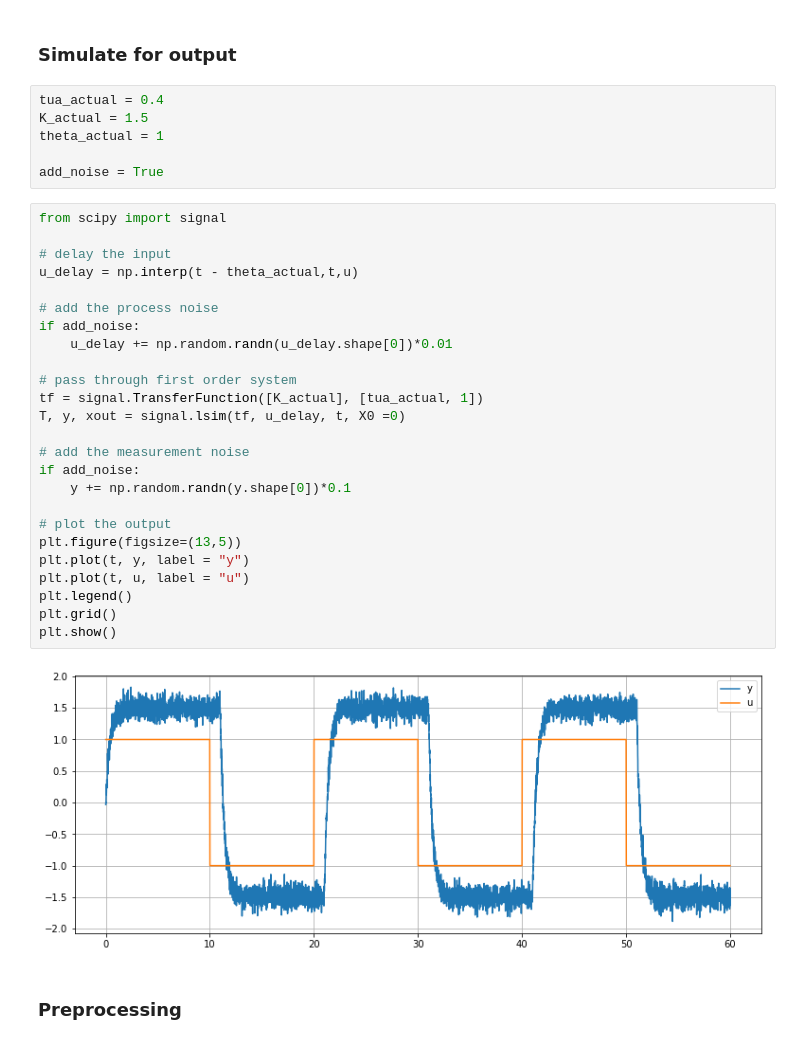
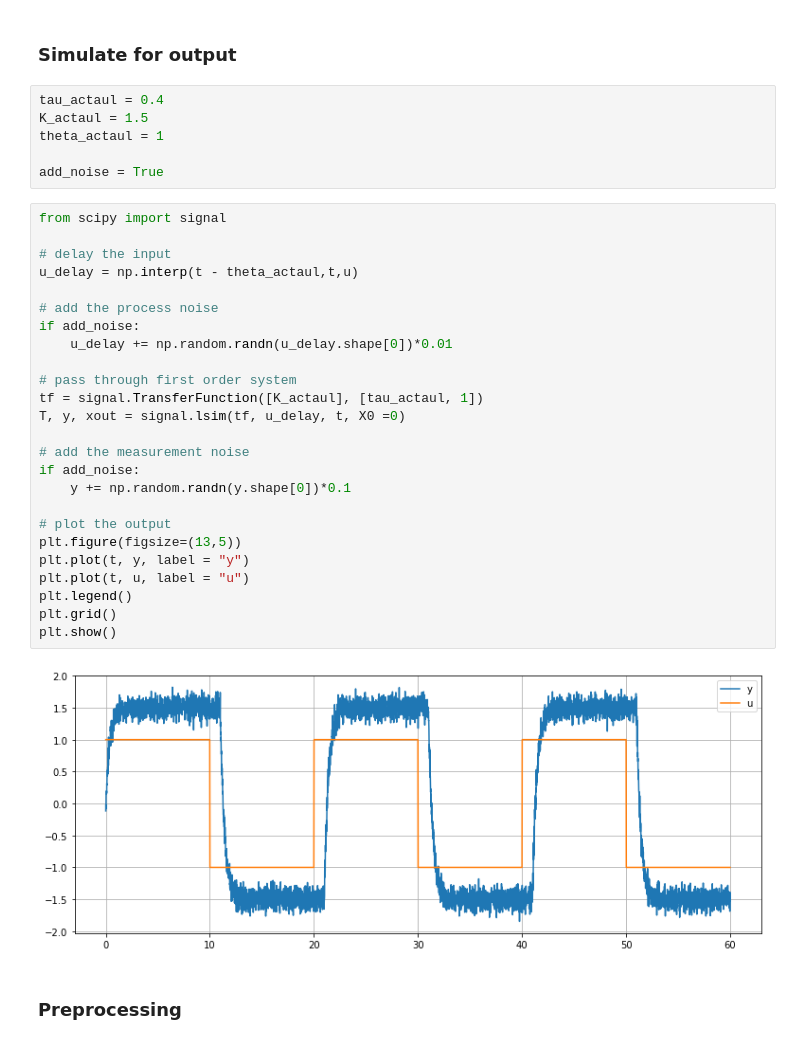
Before and after one commit to johanubbink/FOPDT_fitter, a Jupyter notebook: example.ipynb, the cells around one changed output. Drawn from its saved outputs; the diff is of its cells as text.

```diff
--- a/example.ipynb
+++ b/example.ipynb
@@ -25,38 +25,38 @@ plt.legend()
 # %% [markdown]
 ### Simulate for output
 # %%
-tua_actual = 0.4
-K_actual = 1.5
-theta_actual = 1
+tau_actaul = 0.4
+K_actaul = 1.5
+theta_actaul = 1
 
 add_noise = True
 # %%
 from scipy import signal
 
 # delay the input
-u_delay = np.interp(t - theta_actual,t,u)
+u_delay = np.interp(t - theta_actaul,t,u)
 
 # add the process noise
 if add_noise:
     u_delay += np.random.randn(u_delay.shape[0])*0.01
 
 # pass through first order system
-tf = signal.TransferFunction([K_actual], [tua_actual, 1])
+tf = signal.TransferFunction([K_actaul], [tau_actaul, 1])
 T, y, xout = signal.lsim(tf, u_delay, t, X0 =0)
 
 # add the measurement noise
 if add_noise:
     y += np.random.randn(y.shape[0])*0.1
 
 # plot the output
 plt.figure(figsize=(13,5))
 plt.plot(t, y, label = "y")
 plt.plot(t, u, label = "u")
 plt.legend()
 plt.grid()
 plt.show()
 # %% [output]
-[figure, old version]
+[figure, new version]
 # %% [markdown]
 ### Preprocessing
 # %%
```
Also changed, not shown: parts of 3 cells of this notebook, 2 other files.
